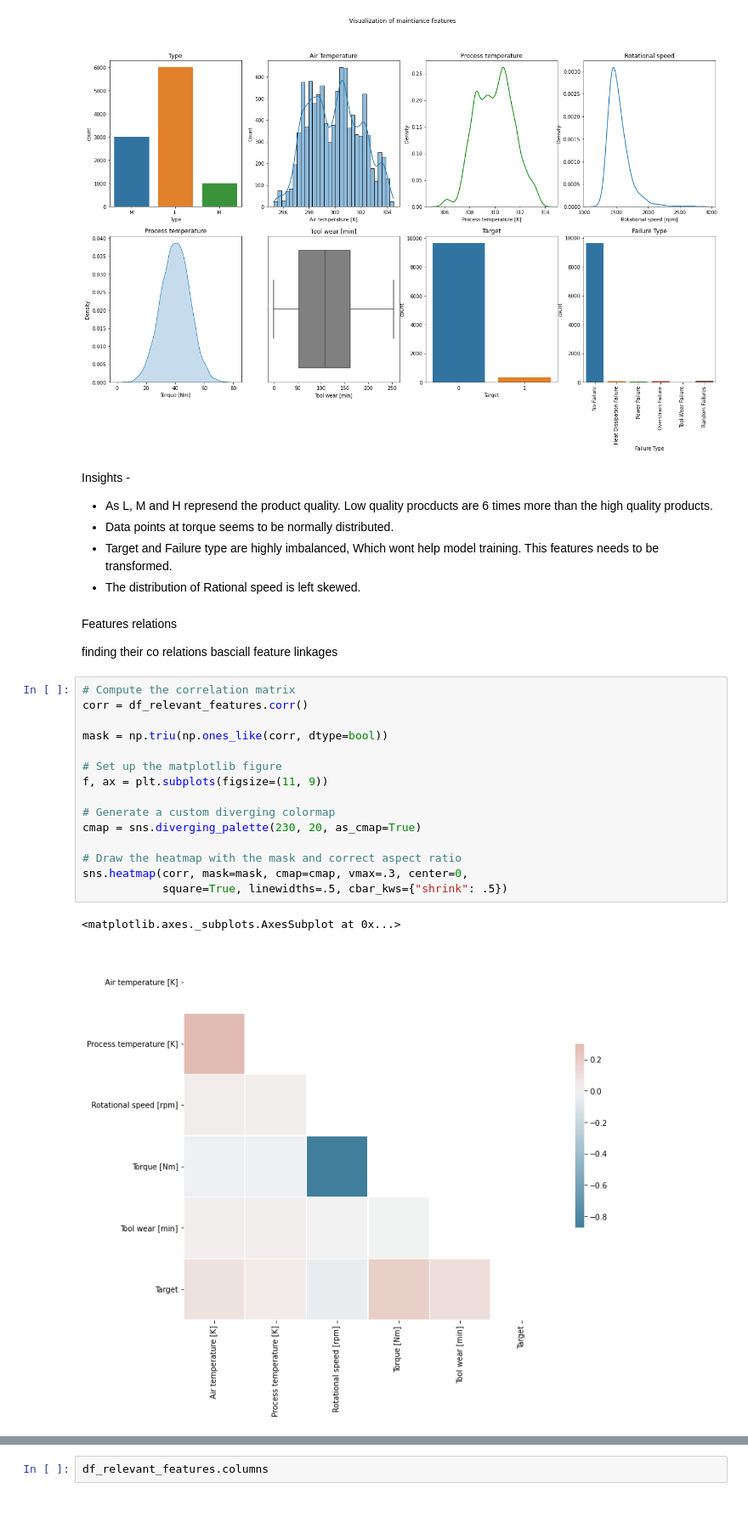
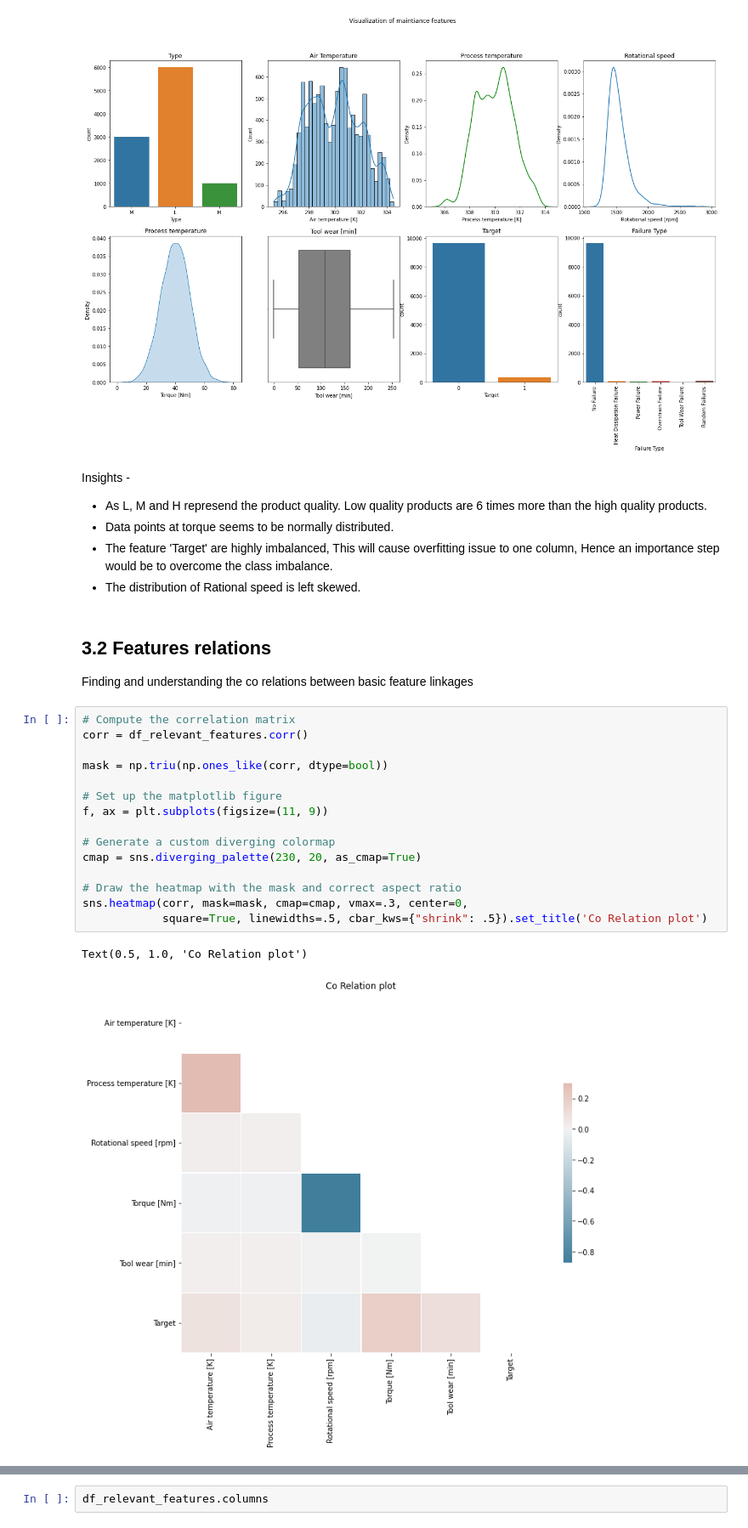
Before and after one commit to hargurjeet/MachineLearning, a Jupyter notebook: Predictive_Maintaince_Classification.ipynb, the cells around one changed output, grey strips where cells are left out. Shown at 85% size. Saved outputs shown, nothing was run; the diff lists cells and outputs as text.

```diff
--- a/Predictive_Maintaince_Classification.ipynb
+++ b/Predictive_Maintaince_Classification.ipynb
@@ -229,29 +231,29 @@ Text(0.5, 1.0, 'Failure Type')
 [figure]
 # %% [markdown]
 Insights -
-- As L, M and H represend the product quality. Low quality procducts are 6 times more than the high quality products.
+- As L, M and H represend the product quality. Low quality products are 6 times more than the high quality products.
 - Data points at torque seems to be normally distributed.
-- Target and Failure type are highly imbalanced, Which wont help model training. This features needs to be transformed.
+- The feature 'Target' are highly imbalanced, This will cause overfitting issue to one column, Hence an importance step would be to overcome the class imbalance.
 - The distribution of Rational speed is left skewed.
-# %% [markdown]
-Features relations
-
-finding their co relations basciall feature linkages
+# %% [markdown]
+## 3.2 Features relations
+
+Finding and understanding the co relations between basic feature linkages
 # %%
 # Compute the correlation matrix
 corr = df_relevant_features.corr()
 
 mask = np.triu(np.ones_like(corr, dtype=bool))
 
 # Set up the matplotlib figure
 f, ax = plt.subplots(figsize=(11, 9))
 
 # Generate a custom diverging colormap
 cmap = sns.diverging_palette(230, 20, as_cmap=True)
 
 # Draw the heatmap with the mask and correct aspect ratio
 sns.heatmap(corr, mask=mask, cmap=cmap, vmax=.3, center=0,
-            square=True, linewidths=.5, cbar_kws={"shrink": .5})
+            square=True, linewidths=.5, cbar_kws={"shrink": .5}).set_title('Co Relation plot')
 # %% [output]
-<matplotlib.axes._subplots.AxesSubplot at 0x...>
+Text(0.5, 1.0, 'Co Relation plot')
-[figure, old version]
+[figure, new version]
```
Also changed, not shown: parts of 11 cells of this notebook.
